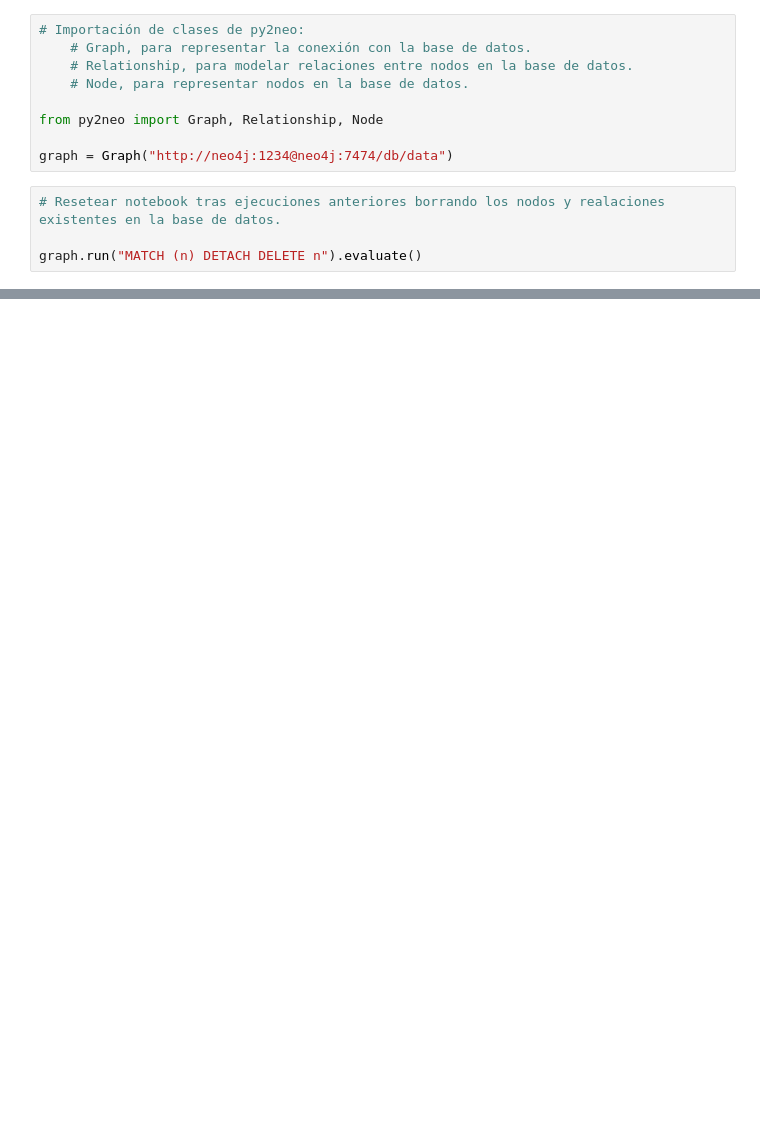
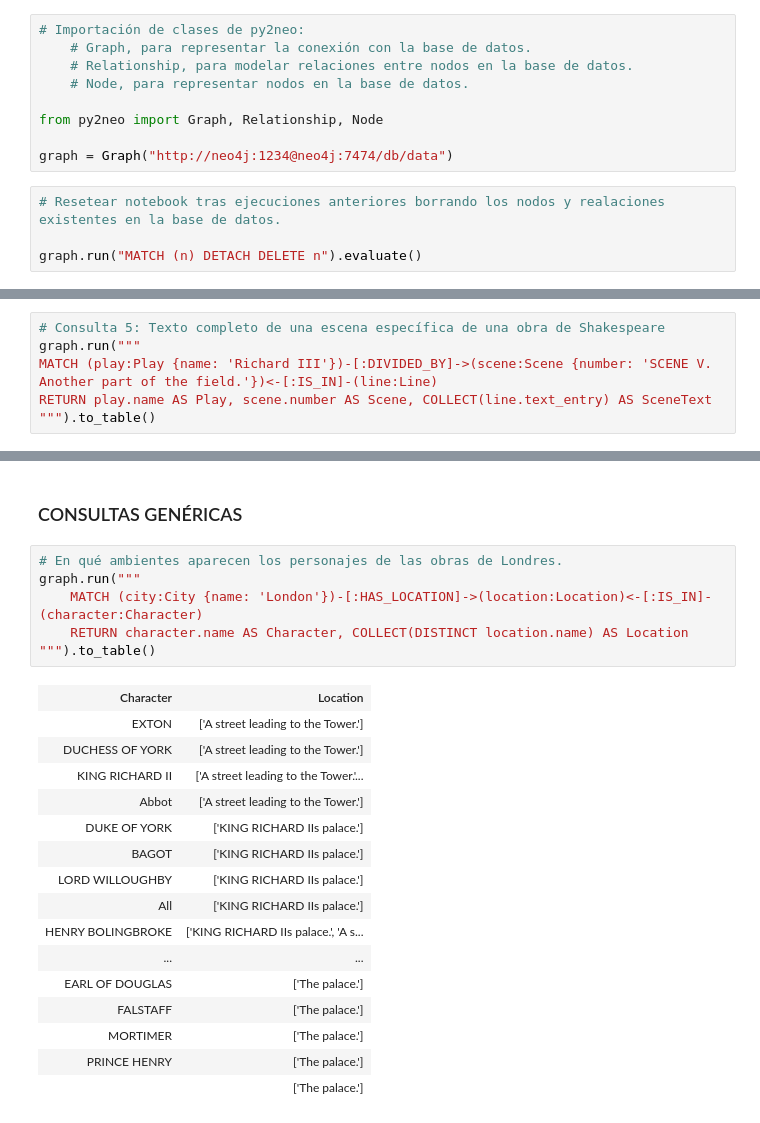
Before and after one commit to jorgedediosb/datahack, a Jupyter notebook: modulo_2-NoSQL/datahack-nosql-v4/work/practica/shakespeare_locations_neo4j.ipynb, the cells around one changed output, grey strips where cells are left out. Saved outputs shown, nothing was run; the diff lists cells and outputs as text; blank space fills up the shorter version.

```diff
--- a/modulo_2-NoSQL/datahack-nosql-v4/work/practica/shakespeare_locations_neo4j.ipynb
+++ b/modulo_2-NoSQL/datahack-nosql-v4/work/practica/shakespeare_locations_neo4j.ipynb
@@ -183,0 +363,6 @@ RETURN DISTINCT labels(n) AS Labels, keys(n) AS Keys, n
+# %%
+# Consulta 5: Texto completo de una escena específica de una obra de Shakespeare
+graph.run("""
+MATCH (play:Play {name: 'Richard III'})-[:DIVIDED_BY]->(scene:Scene {number: 'SCENE V. Another part of the field.'})<-[:IS_IN]-(line:Line)
+RETURN play.name AS Play, scene.number AS Scene, COLLECT(line.text_entry) AS SceneText
+""").to_table()
@@ -184 +371,26 @@ RETURN DISTINCT labels(n) AS Labels, keys(n) AS Keys, n
+# %% [markdown]
+### CONSULTAS GENÉRICAS
+# %%
+# En qué ambientes aparecen los personajes de las obras de Londres.
+graph.run("""
+    MATCH (city:City {name: 'London'})-[:HAS_LOCATION]->(location:Location)<-[:IS_IN]-(character:Character)
+    RETURN character.name AS Character, COLLECT(DISTINCT location.name) AS Location
+""").to_table()
+# %% [output]
+| Character | Location |
+| EXTON | ['A street leading to the Tower.'] |
+| DUCHESS OF YORK | ['A street leading to the Tower.'] |
+| KING RICHARD II | ['A street leading to the Tower.'... |
+| Abbot | ['A street leading to the Tower.'] |
+| DUKE OF YORK | ['KING RICHARD IIs palace.'] |
+| BAGOT | ['KING RICHARD IIs palace.'] |
+| LORD WILLOUGHBY | ['KING RICHARD IIs palace.'] |
+| All | ['KING RICHARD IIs palace.'] |
+| HENRY BOLINGBROKE | ['KING RICHARD IIs palace.', 'A s... |
+| ... | ... |
+| EARL OF DOUGLAS | ['The palace.'] |
+| FALSTAFF | ['The palace.'] |
+| MORTIMER | ['The palace.'] |
+| PRINCE HENRY | ['The palace.'] |
+|  | ['The palace.'] |
 # %%
```
Also changed, not shown: parts of 46 cells of this notebook, 2 other files.
